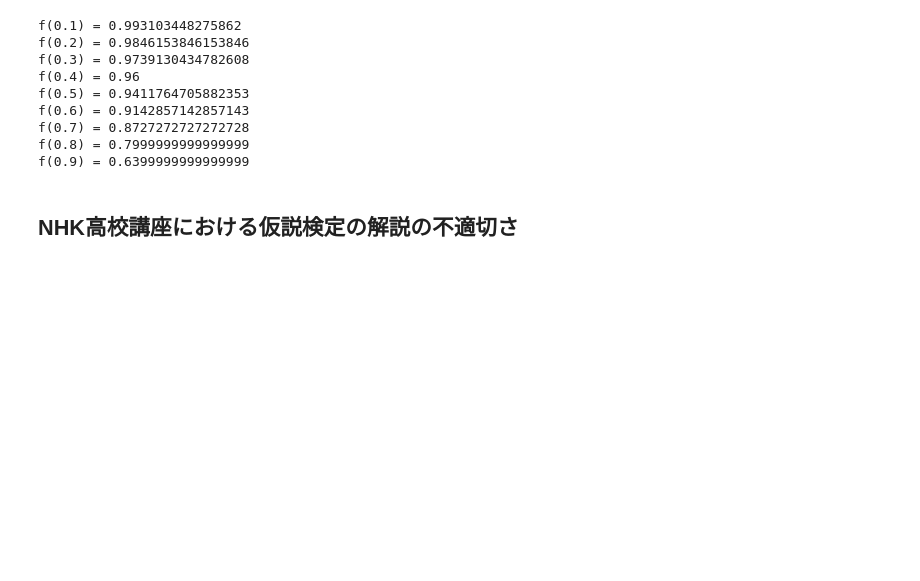
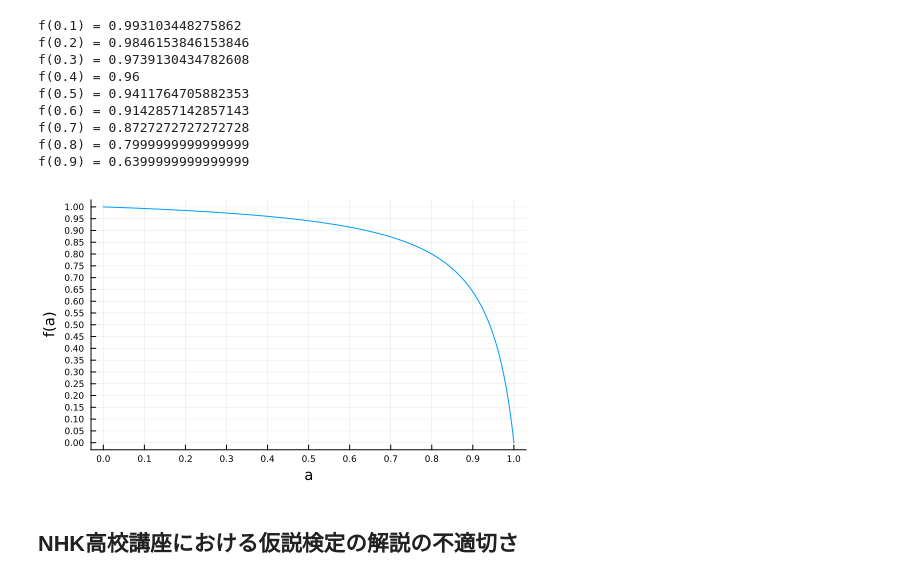
Before and after one commit to genkuroki/HighSchoolMath, a Jupyter notebook: StatIntro2.ipynb, the cells around one changed output. Saved outputs shown, nothing was run; the diff lists cells and outputs as text; code cells hidden in the pictures; blank space fills up the shorter version.

```diff
--- a/StatIntro2.ipynb
+++ b/StatIntro2.ipynb
@@ -151,6 +153,13 @@ f(0.6) = 0.9142857142857143
 f(0.7) = 0.8727272727272728
 f(0.8) = 0.7999999999999999
 f(0.9) = 0.6399999999999999
+# %%
+plot(f, 0, 1; label="")
+plot!(xguide="a", yguide="f(a)")
+plot!(xtick=0:0.1:1, ytick=0:0.05:1)
+plot!(size=(500, 300), guidefontsize=10)
+# %% [output]
+[figure, added]
 # %% [markdown]
 ## NHK高校講座における仮説検定の解説の不適切さ
 # %% [markdown]
```
Also changed, not shown: parts of 8 cells of this notebook, 4 other files.
